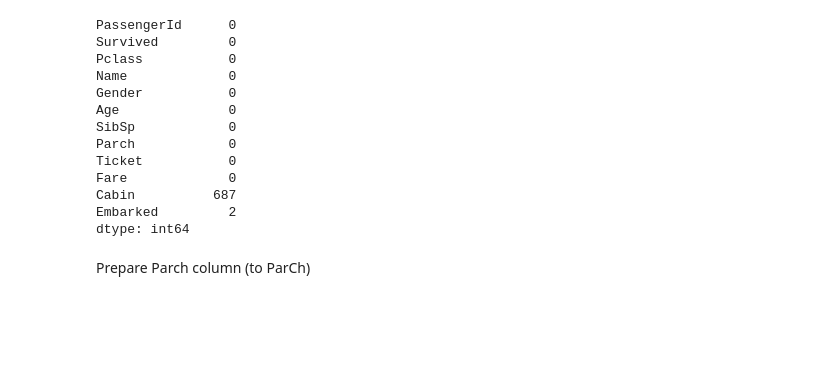
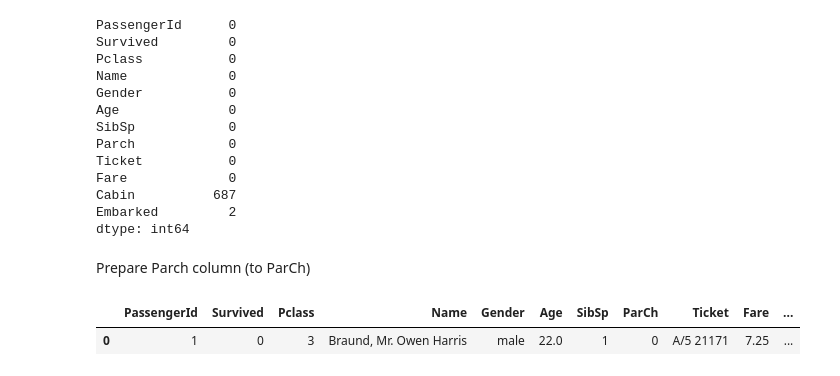
Before and after one commit to soheilabbasnia/titanic-eda, a Jupyter notebook: eda.ipynb, the cells around one changed output. Saved outputs shown, nothing was run; the diff lists cells and outputs as text; code cells hidden in the pictures; blank space fills up the shorter version.

Commit message:
prepare Age and Parch columns

```diff
--- a/eda.ipynb
+++ b/eda.ipynb
@@ -129,3 +129,10 @@ Embarked         2
 dtype: int64
 # %% [markdown]
 Prepare Parch column (to ParCh)
+# %%
+df['ParCh'] = df['Parch']
+df = df.filter(['PassengerId', 'Survived', 'Pclass', 'Name', 'Gender', 'Age', 'SibSp', 'ParCh', 'Ticket', 'Fare', 'Cabin', 'Embarked'])
+df.head(1)
+# %% [output]
+|  | PassengerId | Survived | Pclass | Name | Gender | Age | SibSp | ParCh | Ticket | Fare | ... |
+| 0 | 1 | 0 | 3 | Braund, Mr. Owen Harris | male | 22.0 | 1 | 0 | A/5 21171 | 7.25 | ... |
```
Also changed, not shown: parts of 2 cells of this notebook.
